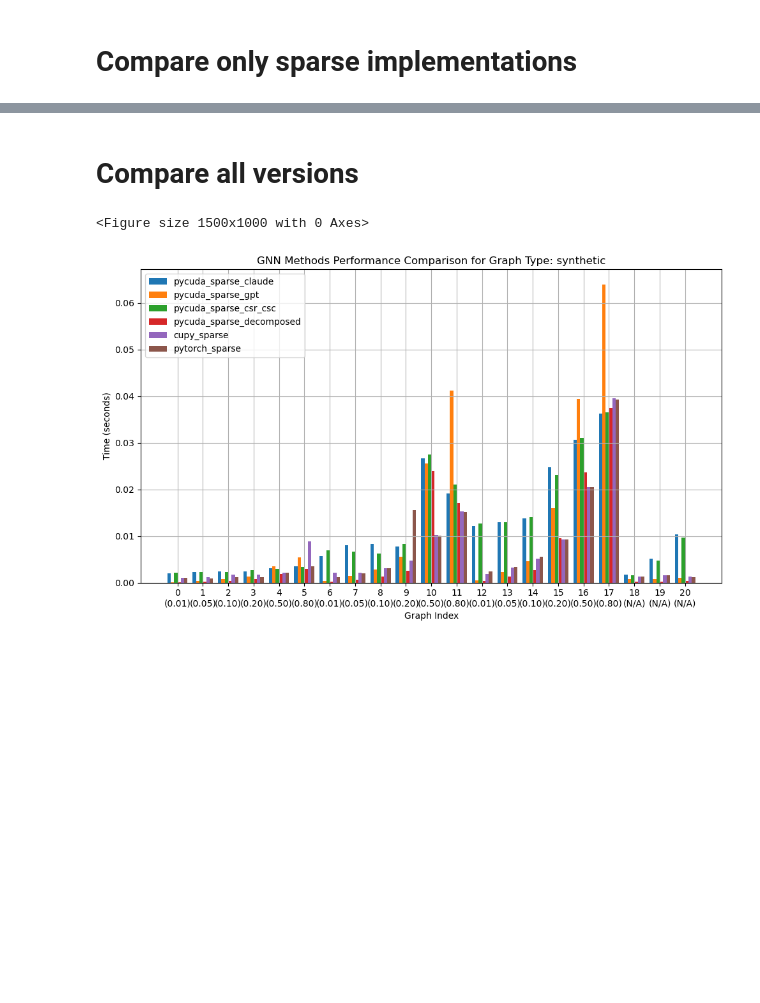
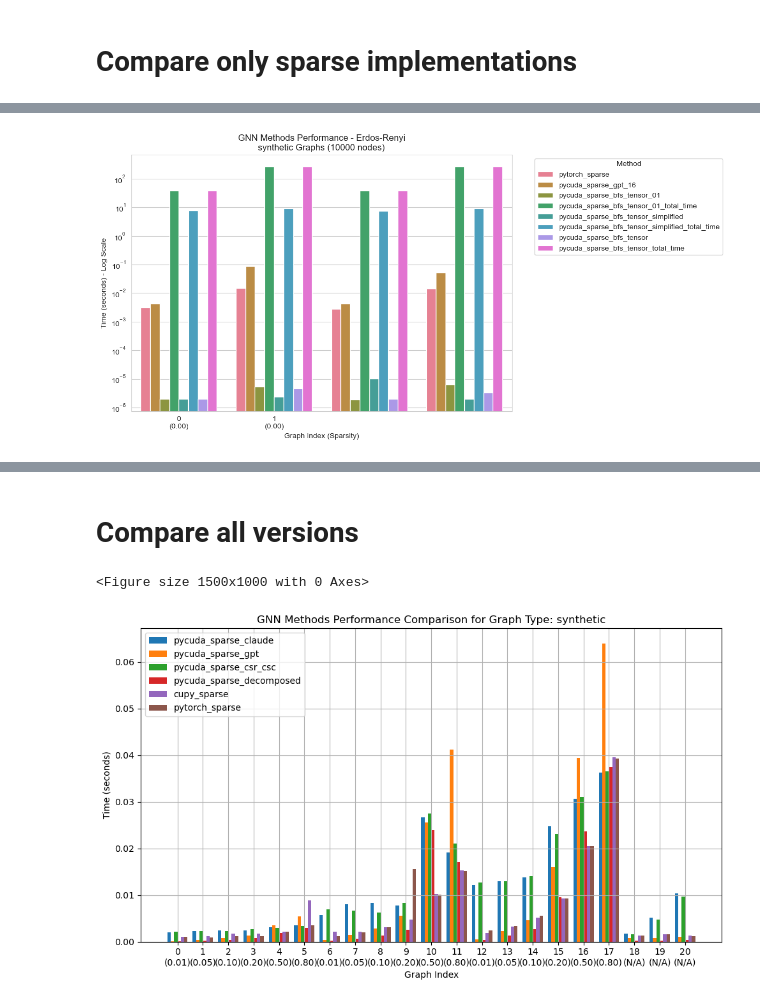
Before and after one commit to Kayisn/GPUGNN, a Jupyter notebook: notebook_plots.ipynb, the cells around one changed output, grey strips where cells are left out. Saved outputs shown, nothing was run; the diff lists cells and outputs as text; code cells hidden in the pictures; blank space fills up the shorter version.

```diff
--- a/notebook_plots.ipynb
+++ b/notebook_plots.ipynb
@@ -72,0 +208,65 @@ for graph_type in unique_graph_types:
+# %%
+import json
+import seaborn as sns
+import pandas as pd
+import matplotlib.pyplot as plt
+import numpy as np
+
+# Load results and initial processing
+with open('gnn_results.json', 'r') as f:
+    results = json.load(f)
+
+results = [r for r in results if 'pycuda_sparse_gpt' != r['method']
+          and 'pycuda_sparse_bfs_gptsuggestions' != r['method']]
+
+# Fix time column names
+for result in results:
+    if 'multiplication_time' in result:
+        result['time_seconds'] = result['multiplication_time']
+        del result['multiplication_time']
+
+# Create DataFrame
+plot_data = []
+for result in results:
+    if 'sparse' in result['method'] and 'tiled' not in result['method']:
+        plot_data.append({
+            'Graph Index': result['graph_index'],
+            'Method': result['method'],
+            'Time (seconds)': result['time_seconds'],
+            'Graph Type': result['graph_type'],
+            'Sparsity': result.get('sparsity', 'N/A')
+        })
+
+df = pd.DataFrame(plot_data)
+
+# Plot
+sns.set_style("whitegrid")
+sns.set_palette("husl")
+
+for graph_type in df['Graph Type'].unique():
+    plt.figure(figsize=(12, 6))
+    df_filtered = df[df['Graph Type'] == graph_type]
+
+    # Create barplot with log scale
+    ax = sns.barplot(data=df_filtered,
+                    x='Graph Index',
+                    y='Time (seconds)',
+                    hue='Method')
+
+    plt.yscale('log')
+
+    # Customize labels
+    x_labels = [f'{idx}\n({sparsity:.2f})'
+                for idx, sparsity in zip(df_filtered['Graph Index'].unique(),
+                                       df_filtered['Sparsity'].unique())]
+    ax.set_xticklabels(x_labels)
+
+    plt.title(f'GNN Methods Performance - {graph_name}\n{graph_type} Graphs (10000 nodes)')
+    plt.xlabel('Graph Index (Sparsity)')
+    plt.ylabel('Time (seconds) - Log Scale')
+
+    plt.legend(title='Method', bbox_to_anchor=(1.05, 1))
+    plt.tight_layout()
+    plt.show()
+# %% [output]
+[figure, added]
```
Also changed, not shown: parts of 5 cells of this notebook, 23 other files.
